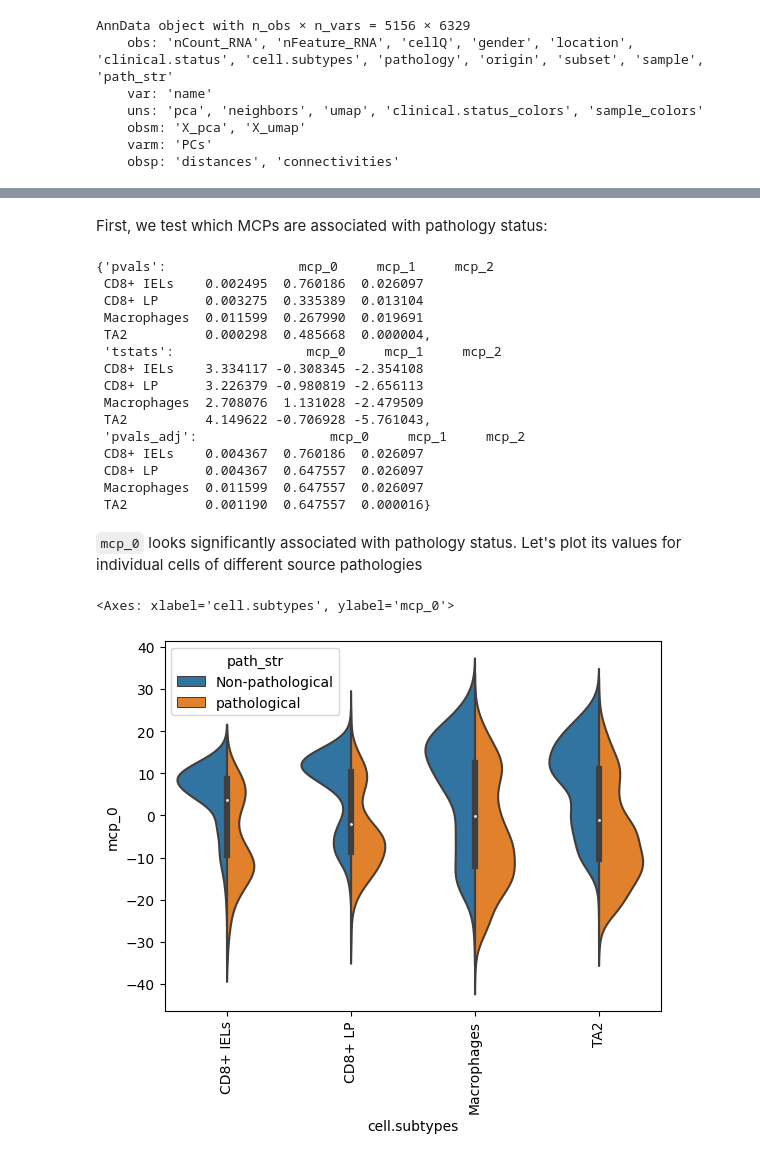
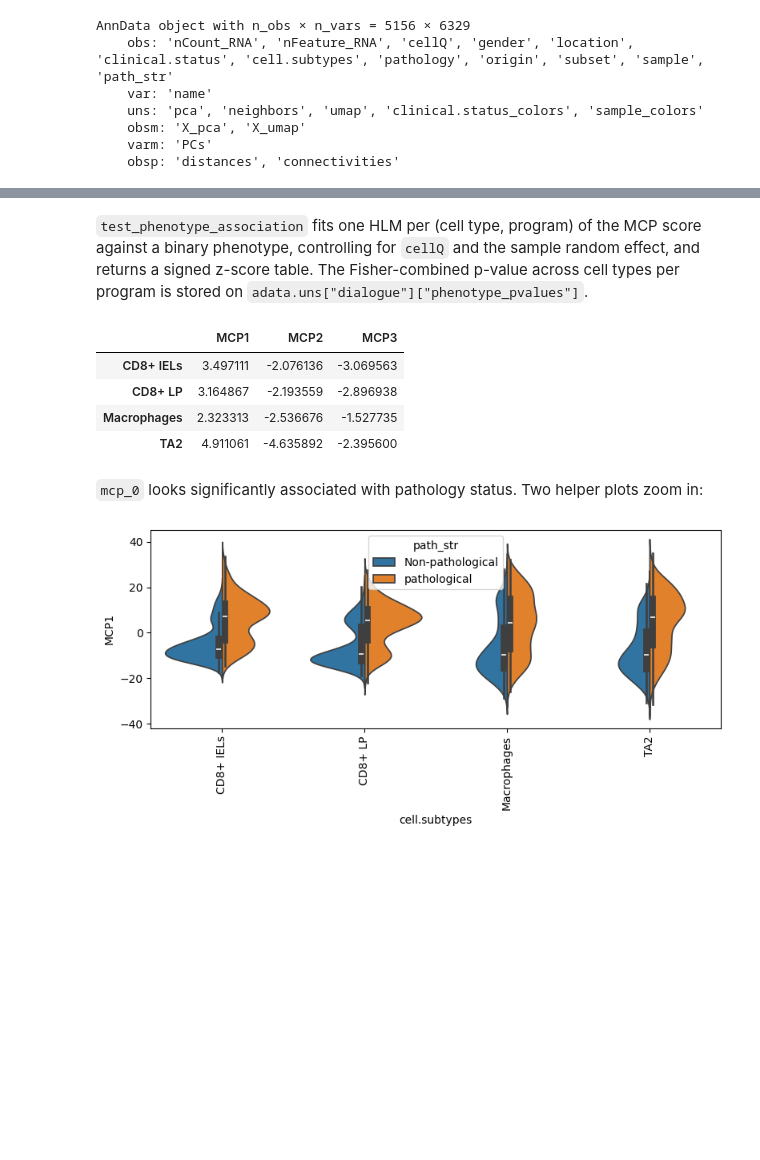
Before and after one commit to scverse/pertpy-tutorials, a Jupyter notebook: dialogue.ipynb, the cells around one changed output, grey strips where cells are left out. Drawn from its saved outputs; the diff is of its cells as text; code cells hidden in the pictures; blank space fills up the shorter version.

```diff
--- a/dialogue.ipynb
+++ b/dialogue.ipynb
@@ -84,9 +96,11 @@ AnnData object with n_obs × n_vars = 5156 × 6329
 # %%
 dl = pt.tl.Dialogue(
-    sample_id="sample",
     celltype_key="cell.subtypes",
-    n_counts_key="nCount_RNA",
-    n_mpcs=3,
+    sample_key="sample",
+    cell_quality_key="cellQ",
+    n_programs=3,
 )
 # %%
-adata, mcps, ws, ct_subs = dl.calculate_multifactor_PMD(adata, normalize=True)
+dl.fit_programs(adata)
+dl.test_celltype_pairs(adata)
+dl.refine_scores(adata)
@@ -103,29 +125,17 @@ sc.pl.umap(
 # %% [markdown]
-First, we test which MCPs are associated with pathology status:
+`test_phenotype_association` fits one HLM per (cell type, program) of the MCP score against a binary phenotype, controlling for `cellQ` and the sample random effect, and returns a signed z-score table. The Fisher-combined p-value across cell types per program is stored on `adata.uns["dialogue"]["phenotype_pvalues"]`.
 # %%
-dl.test_association(adata, "path_str")
+dl.test_phenotype_association(adata, condition_key="path_str")
 # %% [output]
-{'pvals':                 mcp_0     mcp_1     mcp_2
- CD8+ IELs    0.002495  0.760186  0.026097
- CD8+ LP      0.003275  0.335389  0.013104
- Macrophages  0.011599  0.267990  0.019691
- TA2          0.000298  0.485668  0.000004,
- 'tstats':                 mcp_0     mcp_1     mcp_2
- CD8+ IELs    3.334117 -0.308345 -2.354108
- CD8+ LP      3.226379 -0.980819 -2.656113
- Macrophages  2.708076  1.131028 -2.479509
- TA2          4.149622 -0.706928 -5.761043,
- 'pvals_adj':                 mcp_0     mcp_1     mcp_2
- CD8+ IELs    0.004367  0.760186  0.026097
- CD8+ LP      0.004367  0.647557  0.026097
- Macrophages  0.011599  0.647557  0.026097
- TA2          0.001190  0.647557  0.000016}
+|  | MCP1 | MCP2 | MCP3 |
+| CD8+ IELs | 3.497111 | -2.076136 | -3.069563 |
+| CD8+ LP | 3.164867 | -2.193559 | -2.896938 |
+| Macrophages | 2.323313 | -2.536676 | -1.527735 |
+| TA2 | 4.911061 | -4.635892 | -2.395600 |
 # %% [markdown]
-`mcp_0` looks significantly associated with pathology status.
-Let's plot its values for individual cells of different source pathologies
+`mcp_0` looks significantly associated with pathology status. Two helper plots zoom in:
 # %%
-dl.plot_split_violins(adata, split_key="path_str", celltype_key="cell.subtypes", mcp="mcp_0")
+dl.plot_split_violins(adata, condition_key="path_str", program="MCP1")
 # %% [output]
-<Axes: xlabel='cell.subtypes', ylabel='mcp_0'>
-[figure, old version]
+[figure, new version]
 # %%
```
Also changed, not shown: parts of 19 cells of this notebook.
